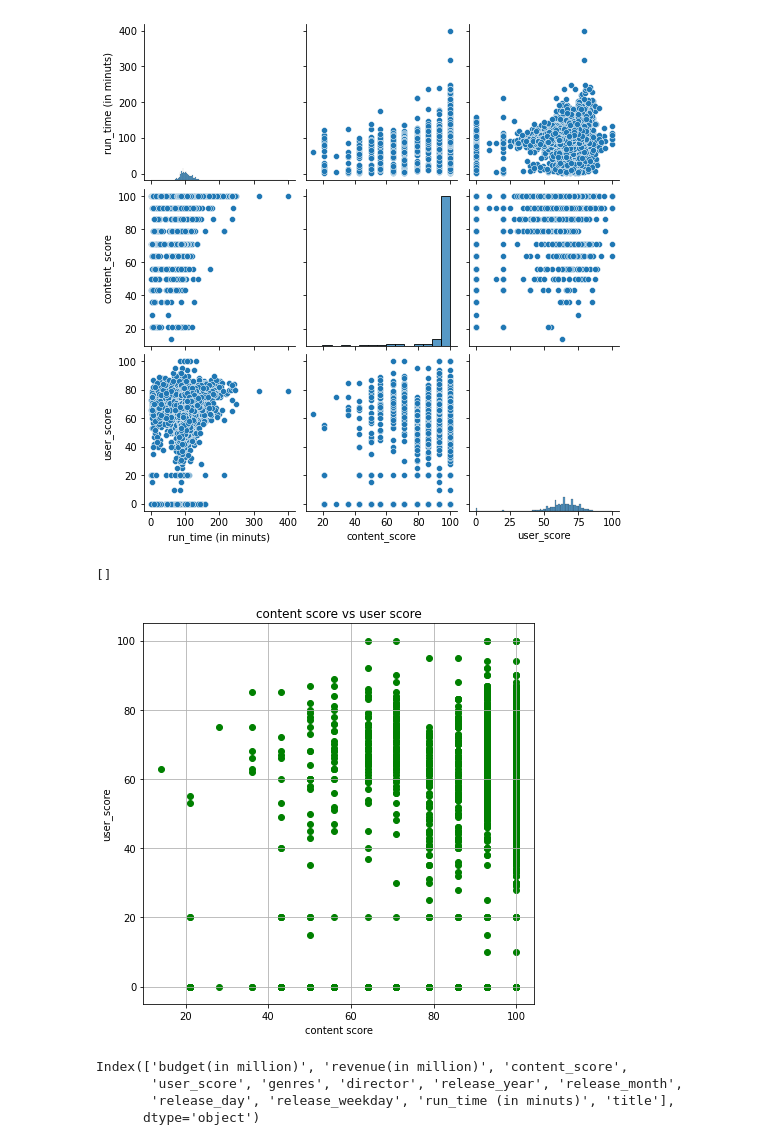
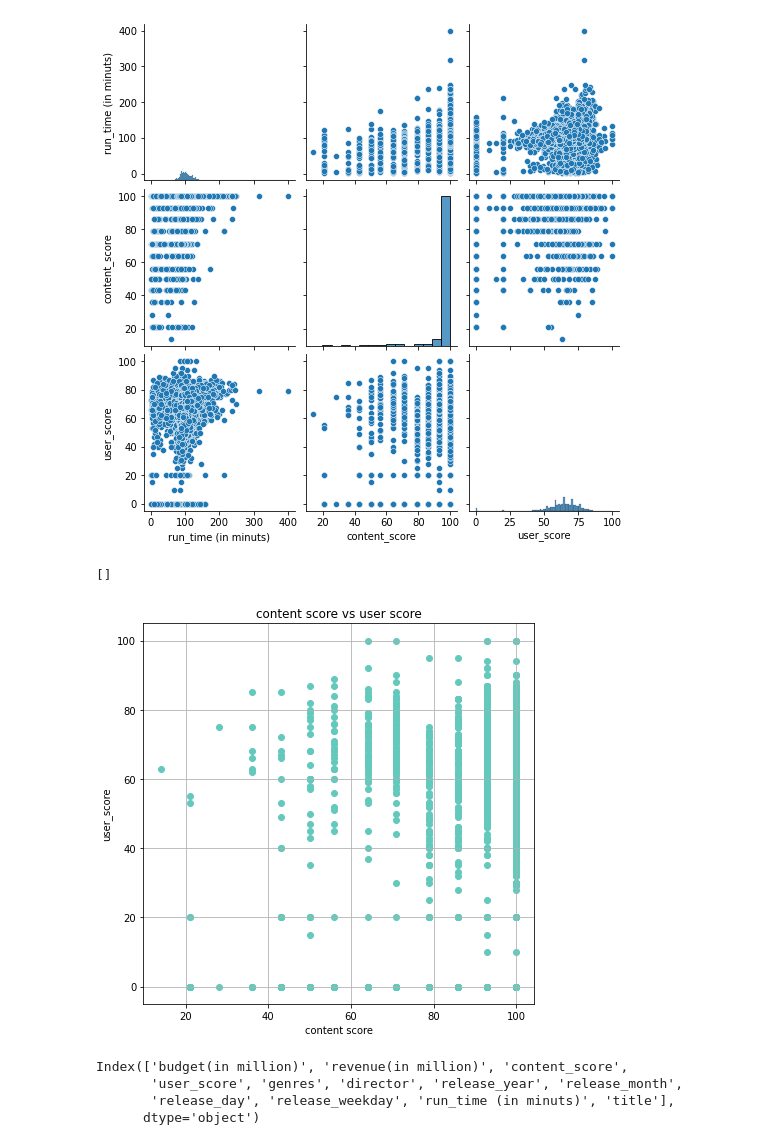
Before and after one commit to Chinmay487/movie_scrape, a Jupyter notebook: analysis.ipynb, the cells around one changed output. Cells and saved outputs as stored; diff of their text form; code cells hidden in the pictures.

```diff
--- a/analysis.ipynb
+++ b/analysis.ipynb
@@ -756,14 +756,14 @@ sns.pairplot(data_df)
 # %%
 fig = plt.subplots(figsize =(7,7))
 plt.grid()
-plt.scatter(data_df['content_score'],data_df['user_score'],color='g')
+plt.scatter(data_df['content_score'],data_df['user_score'],color='#63c9bc')
 plt.title('content score vs user score')
 plt.xlabel('content score')
 plt.ylabel('user_score')
 plt.plot()
 # %% [output]
 []
-[figure, old version]
+[figure, new version]
 # %%
 df_copy.columns
 # %% [output]
```
Also changed, not shown: parts of 18 cells of this notebook.
